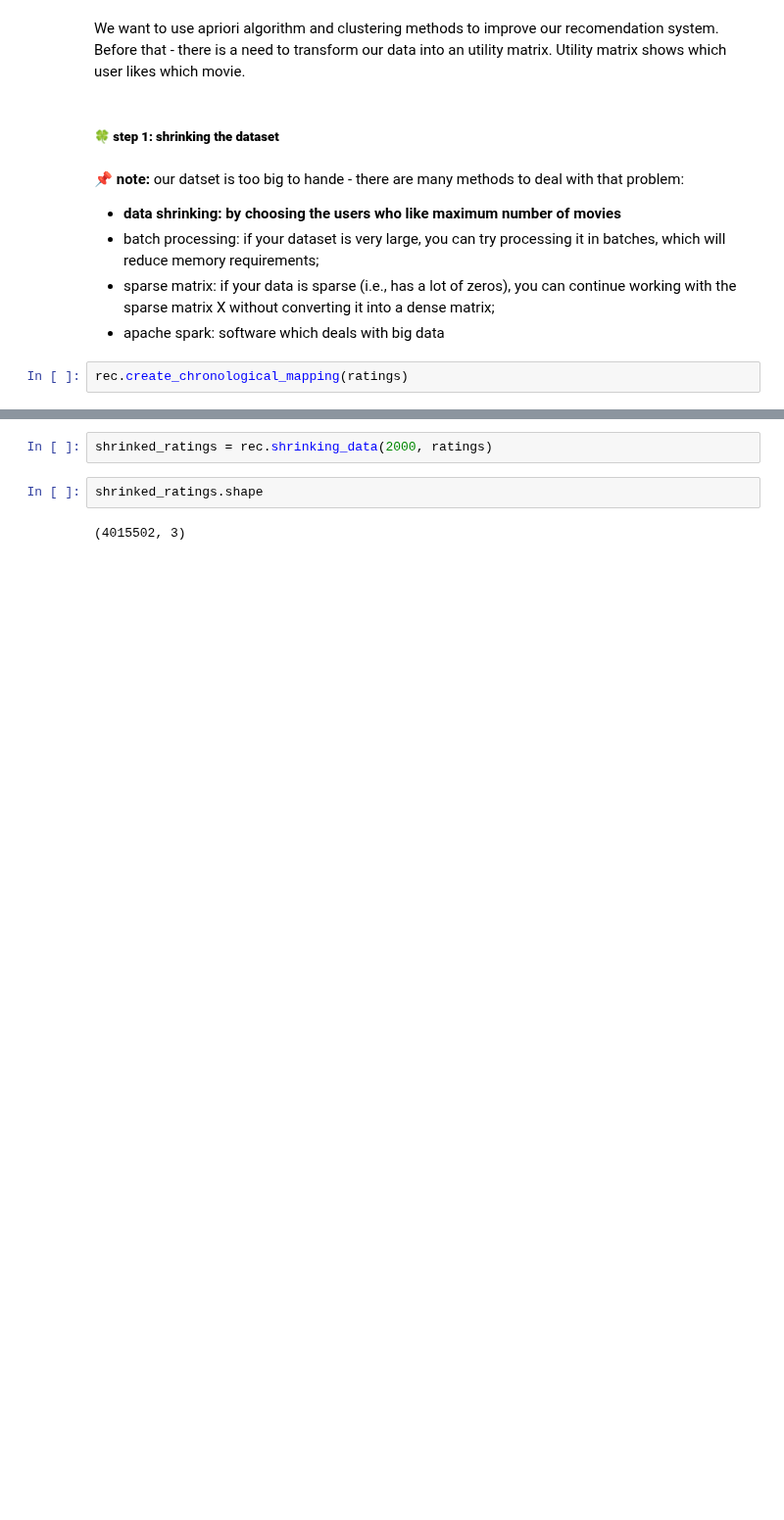
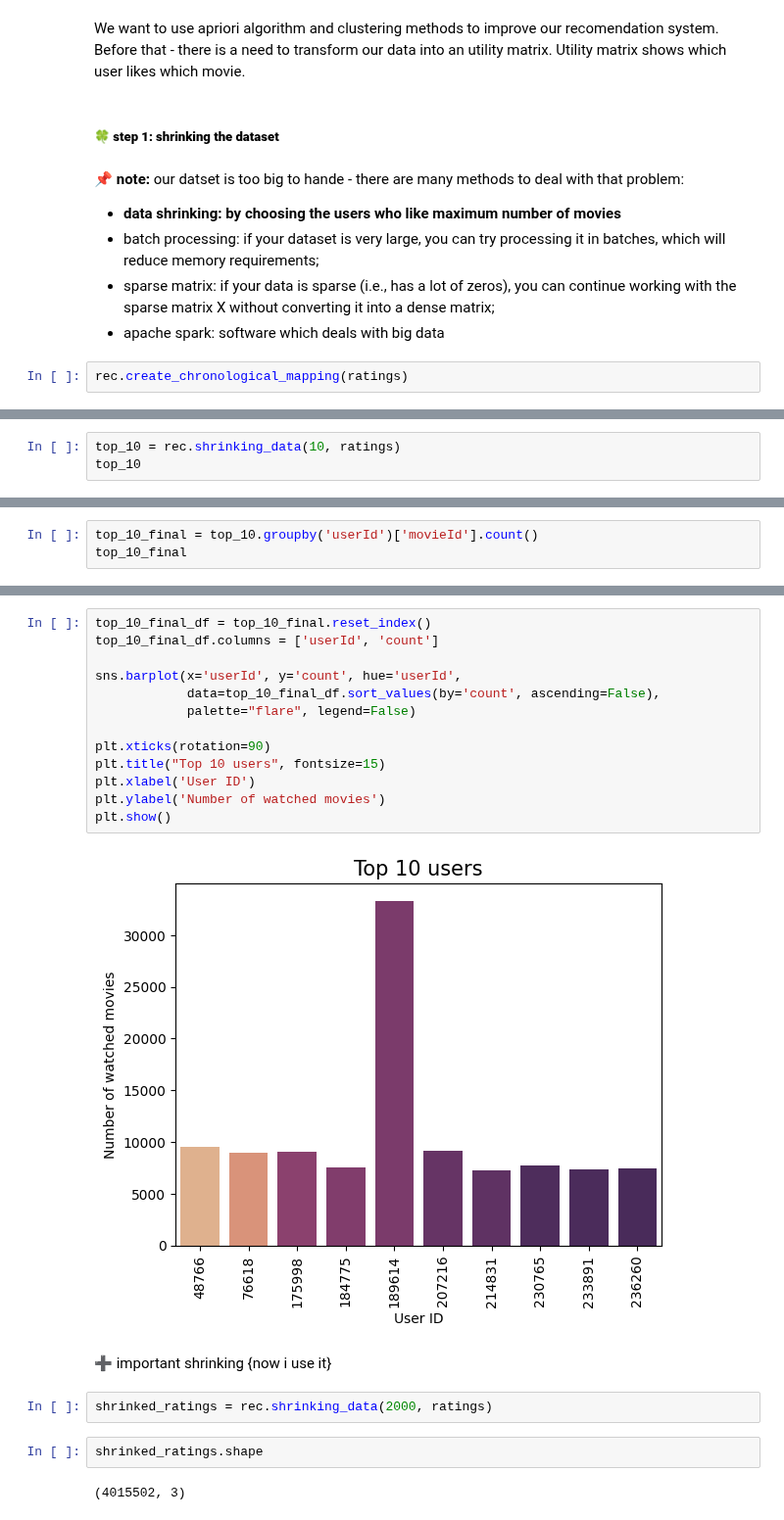
Before and after one commit to Wikusia-s/DM-recomendation-system, a Jupyter notebook: main.ipynb, the cells around one changed output, grey strips where cells are left out. Shown at 98% size. Drawn from its saved outputs; the diff is of its cells as text; blank space fills up the shorter version.

```diff
--- a/main.ipynb
+++ b/main.ipynb
@@ -198,0 +201,3 @@ rec.create_chronological_mapping(ratings)
+# %%
+top_10 = rec.shrinking_data(10, ratings)
+top_10
@@ -198,0 +218,3 @@ rec.create_chronological_mapping(ratings)
+# %%
+top_10_final = top_10.groupby('userId')['movieId'].count()
+top_10_final
@@ -199,3 +234,20 @@ rec.create_chronological_mapping(ratings)
+# %%
+top_10_final_df = top_10_final.reset_index()
+top_10_final_df.columns = ['userId', 'count']
+
+sns.barplot(x='userId', y='count', hue='userId',
+            data=top_10_final_df.sort_values(by='count', ascending=False),
+            palette="flare", legend=False)
+
+plt.xticks(rotation=90)
+plt.title("Top 10 users", fontsize=15)
+plt.xlabel('User ID')
+plt.ylabel('Number of watched movies')
+plt.show()
+# %% [output]
+[figure, added]
+# %% [markdown]
+➕ important shrinking {now i use it}
 # %%
 shrinked_ratings = rec.shrinking_data(2000, ratings)
 # %%
```
Also changed, not shown: parts of 3 cells of this notebook.
